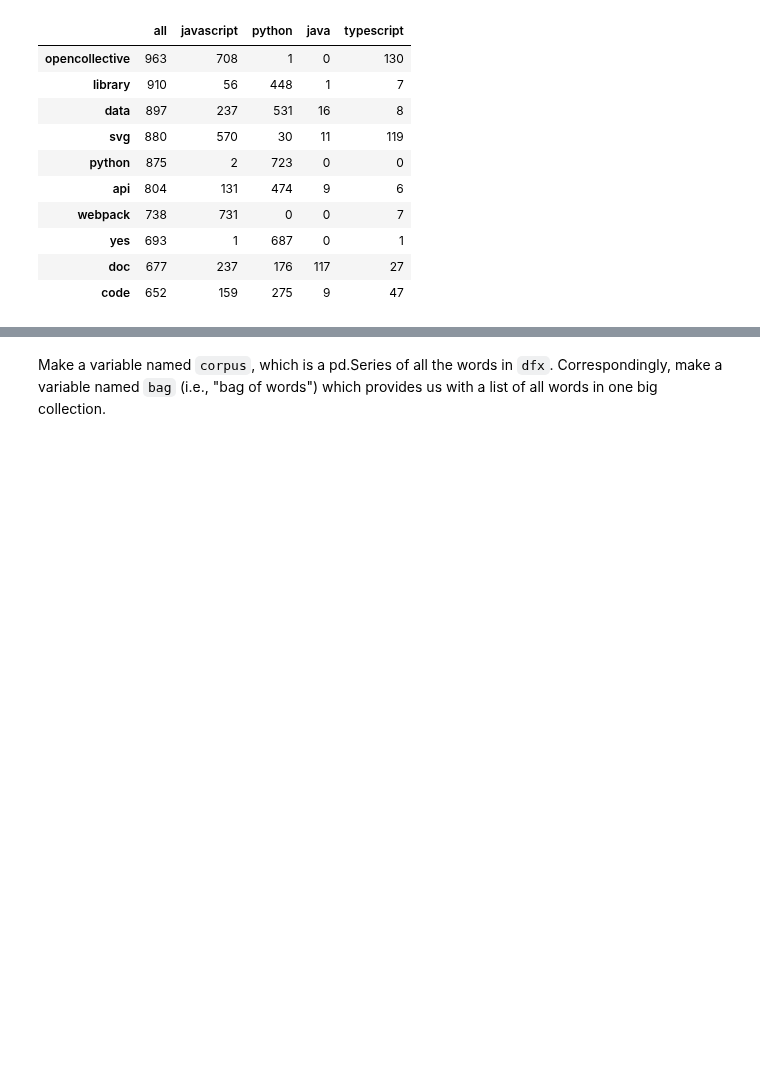
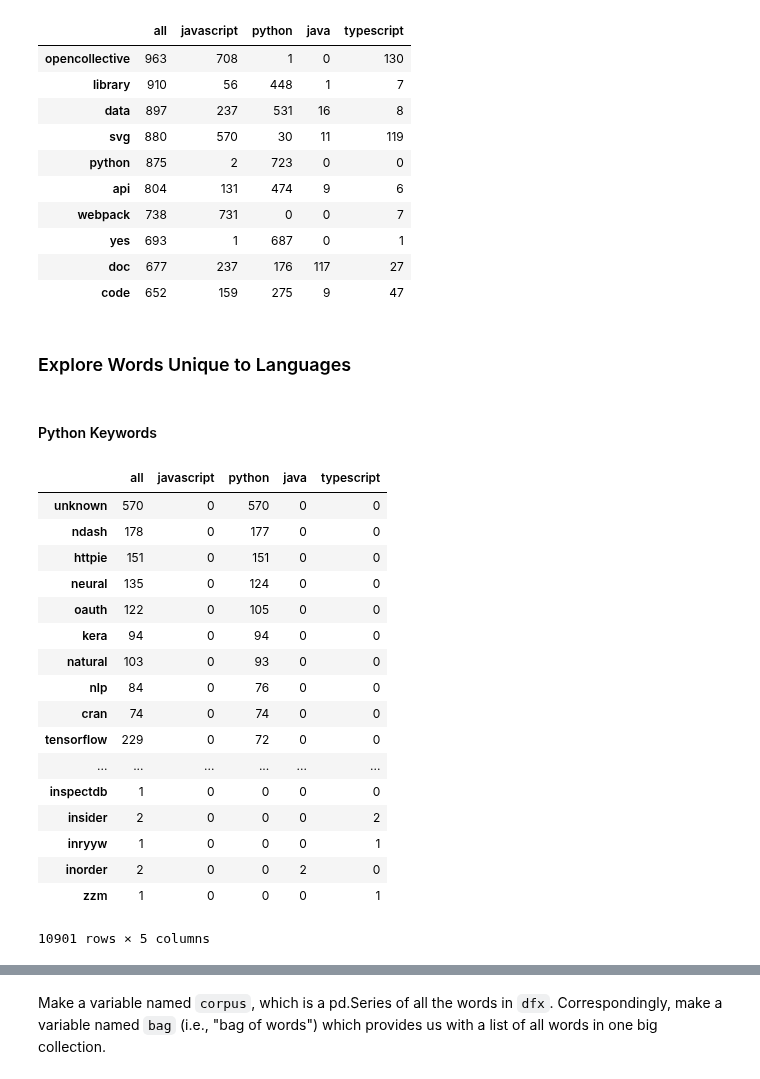
Before and after one commit to pellegrino-nlp/nlp_project, a Jupyter notebook: faith_working_file.ipynb, the cells around one changed output, grey strips where cells are left out. Cells and saved outputs as stored; diff of their text form; code cells hidden in the pictures; blank space fills up the shorter version.

```diff
--- a/faith_working_file.ipynb
+++ b/faith_working_file.ipynb
@@ -444,3 +444,28 @@ word_counts.sort_values(by='all', ascending=False).head(10)
 | yes | 693 | 1 | 687 | 0 | 1 |
 | doc | 677 | 237 | 176 | 117 | 27 |
 | code | 652 | 159 | 275 | 9 | 47 |
+# %% [markdown]
+### Explore Words Unique to Languages
+# %% [markdown]
+#### Python Keywords
+# %%
+word_counts[word_counts.javascript == 0].sort_values(by='python', ascending=False)
+# %% [output]
+|  | all | javascript | python | java | typescript |
+| unknown | 570 | 0 | 570 | 0 | 0 |
+| ndash | 178 | 0 | 177 | 0 | 0 |
+| httpie | 151 | 0 | 151 | 0 | 0 |
+| neural | 135 | 0 | 124 | 0 | 0 |
+| oauth | 122 | 0 | 105 | 0 | 0 |
+| kera | 94 | 0 | 94 | 0 | 0 |
+| natural | 103 | 0 | 93 | 0 | 0 |
+| nlp | 84 | 0 | 76 | 0 | 0 |
+| cran | 74 | 0 | 74 | 0 | 0 |
+| tensorflow | 229 | 0 | 72 | 0 | 0 |
+| ... | ... | ... | ... | ... | ... |
+| inspectdb | 1 | 0 | 0 | 0 | 0 |
+| insider | 2 | 0 | 0 | 0 | 2 |
+| inryyw | 1 | 0 | 0 | 0 | 1 |
+| inorder | 2 | 0 | 0 | 2 | 0 |
+| zzm | 1 | 0 | 0 | 0 | 1 |
+10901 rows × 5 columns
```
Also changed, not shown: parts of 9 cells of this notebook.
